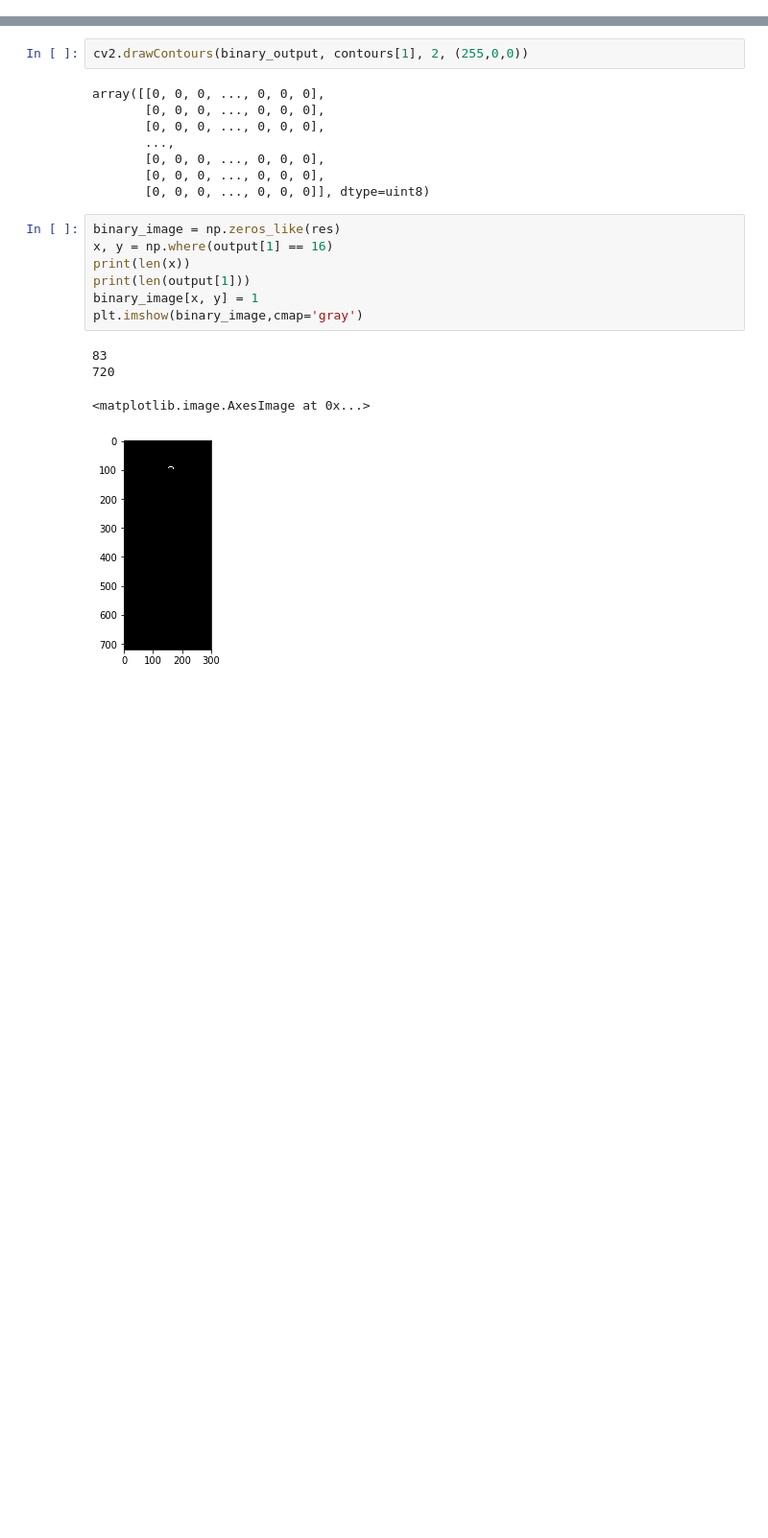
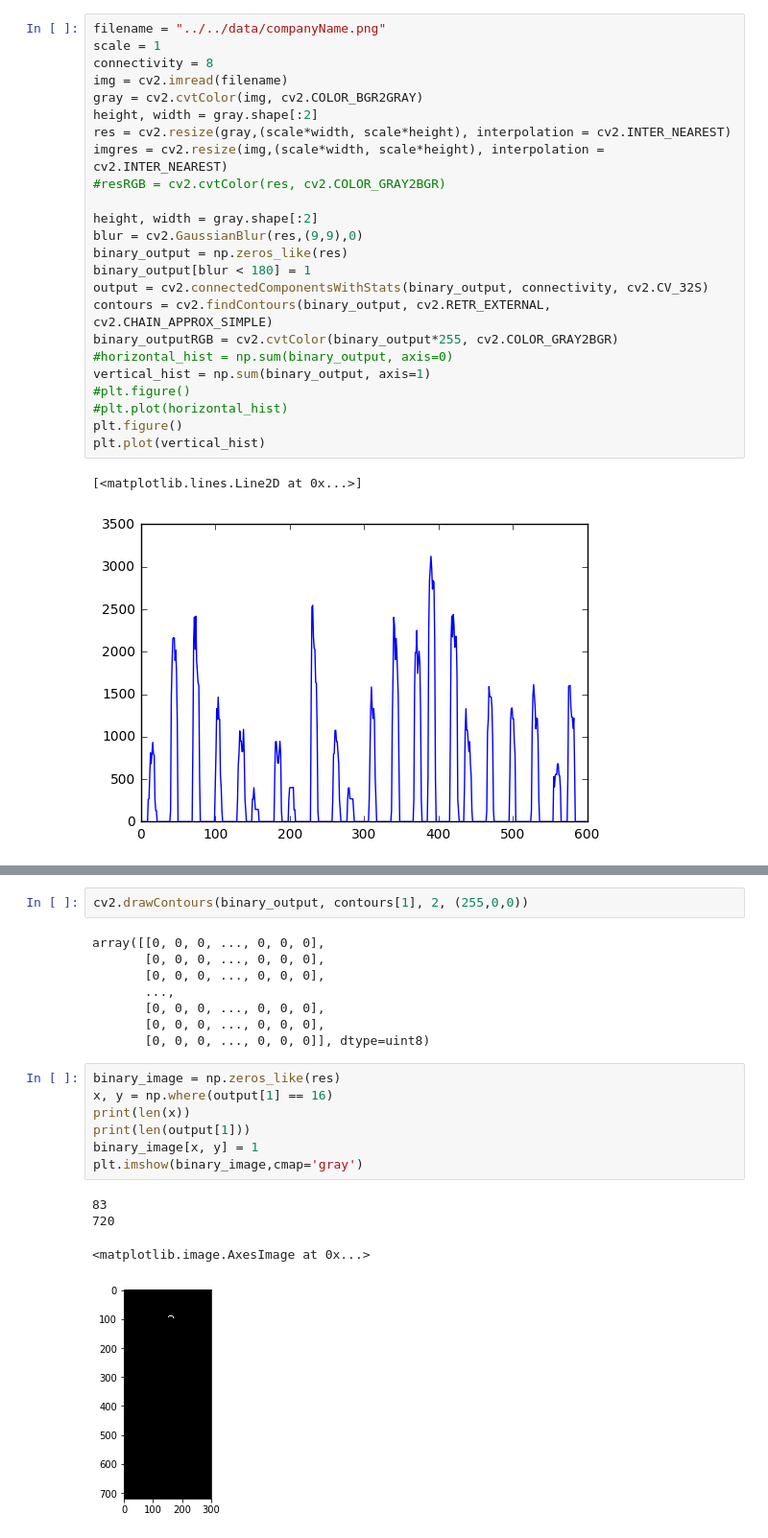
Before and after one commit to destyjustc/account_ocr, a Jupyter notebook: ai/notebook/DigitsOCR.ipynb, the cells around one changed output, grey strips where cells are left out. Shown at 96% size. Saved outputs shown, nothing was run; the diff lists cells and outputs as text; blank space fills up the shorter version.

```diff
--- a/ai/notebook/DigitsOCR.ipynb
+++ b/ai/notebook/DigitsOCR.ipynb
@@ -7,0 +49,27 @@ from PIL import Image
+# %%
+filename = "../../data/companyName.png"
+scale = 1
+connectivity = 8
+img = cv2.imread(filename)
+gray = cv2.cvtColor(img, cv2.COLOR_BGR2GRAY)
+height, width = gray.shape[:2]
+res = cv2.resize(gray,(scale*width, scale*height), interpolation = cv2.INTER_NEAREST)
+imgres = cv2.resize(img,(scale*width, scale*height), interpolation = cv2.INTER_NEAREST)
+#resRGB = cv2.cvtColor(res, cv2.COLOR_GRAY2BGR)
+
+height, width = gray.shape[:2]
+blur = cv2.GaussianBlur(res,(9,9),0)
+binary_output = np.zeros_like(res)
+binary_output[blur < 180] = 1
+output = cv2.connectedComponentsWithStats(binary_output, connectivity, cv2.CV_32S)
+contours = cv2.findContours(binary_output, cv2.RETR_EXTERNAL, cv2.CHAIN_APPROX_SIMPLE)
+binary_outputRGB = cv2.cvtColor(binary_output*255, cv2.COLOR_GRAY2BGR)
+#horizontal_hist = np.sum(binary_output, axis=0)
+vertical_hist = np.sum(binary_output, axis=1)
+#plt.figure()
+#plt.plot(horizontal_hist)
+plt.figure()
+plt.plot(vertical_hist)
+# %% [output]
+[<matplotlib.lines.Line2D at 0x...>]
+[figure, added]
```
Also changed, not shown: parts of 7 cells of this notebook, 8 other files.
